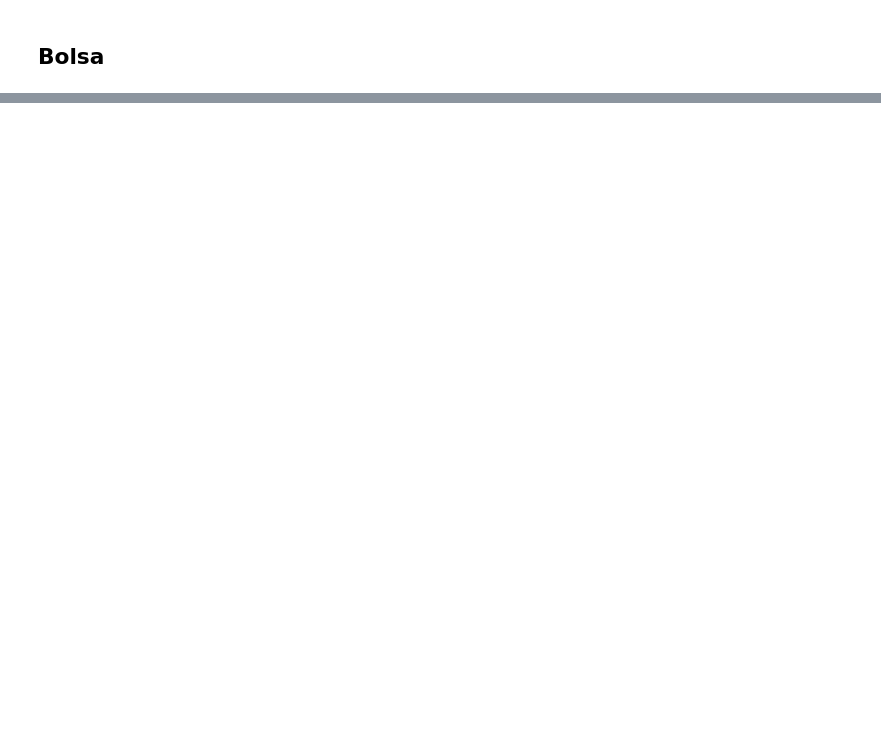
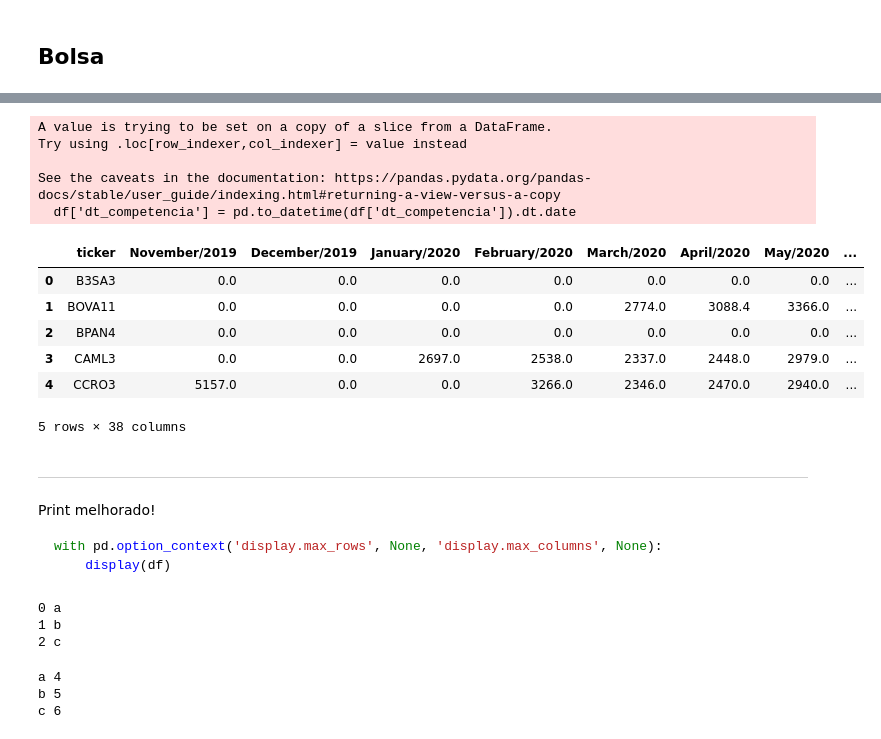
Before and after one commit to rknagao/b3-report, a Jupyter notebook: src/manutencao.ipynb, the cells around one changed output, grey strips where cells are left out. Cells and saved outputs as stored; diff of their text form; code cells hidden in the pictures; blank space fills up the shorter version.

````diff
--- a/src/manutencao.ipynb
+++ b/src/manutencao.ipynb
@@ -380,0 +644,46 @@ display(df_bolsa_negociacao.head(2))
+# %%
+# Passo 6: criar tabela dinâmica customizada
+df_plot = df_bolsa_split.loc[df_bolsa_split['dummy_ultimo_dia'] == 1]
+df_plot, data_col = lib.custom_pivot_table(df_plot, col_value='vl_atualizado_fix')
+
+df_plot.head()
+# %% [output]
+A value is trying to be set on a copy of a slice from a DataFrame.
+Try using .loc[row_indexer,col_indexer] = value instead
+
+See the caveats in the documentation: https://pandas.pydata.org/pandas-docs/stable/user_guide/indexing.html#returning-a-view-versus-a-copy
+  df['dt_competencia'] = pd.to_datetime(df['dt_competencia']).dt.date
+|  | ticker | November/2019 | December/2019 | January/2020 | February/2020 | March/2020 | April/2020 | May/2020 | ... |
+| 0 | B3SA3 | 0.0 | 0.0 | 0.0 | 0.0 | 0.0 | 0.0 | 0.0 | ... |
+| 1 | BOVA11 | 0.0 | 0.0 | 0.0 | 0.0 | 2774.0 | 3088.4 | 3366.0 | ... |
+| 2 | BPAN4 | 0.0 | 0.0 | 0.0 | 0.0 | 0.0 | 0.0 | 0.0 | ... |
+| 3 | CAML3 | 0.0 | 0.0 | 2697.0 | 2538.0 | 2337.0 | 2448.0 | 2979.0 | ... |
+| 4 | CCRO3 | 5157.0 | 0.0 | 0.0 | 3266.0 | 2346.0 | 2470.0 | 2940.0 | ... |
+5 rows × 38 columns
+# %% [markdown]
+-----------
+# %% [markdown]
+Print melhorado!
+
+```python
+with pd.option_context('display.max_rows', None, 'display.max_columns', None):
+    display(df)
+```
+# %%
+# Teste
+a = ['a', 'b', 'c']
+for index, value in enumerate(a):
+    print(index, value)
+# %% [output]
+0 a
+1 b
+2 c
+# %%
+a = ['a', 'b', 'c']
+b = [4, 5, 6]
+for value_a, value_b in zip(a, b):
+    print(value_a, value_b)
+# %% [output]
+a 4
+b 5
+c 6
````
Also changed, not shown: parts of 29 cells of this notebook, 9 other files.
